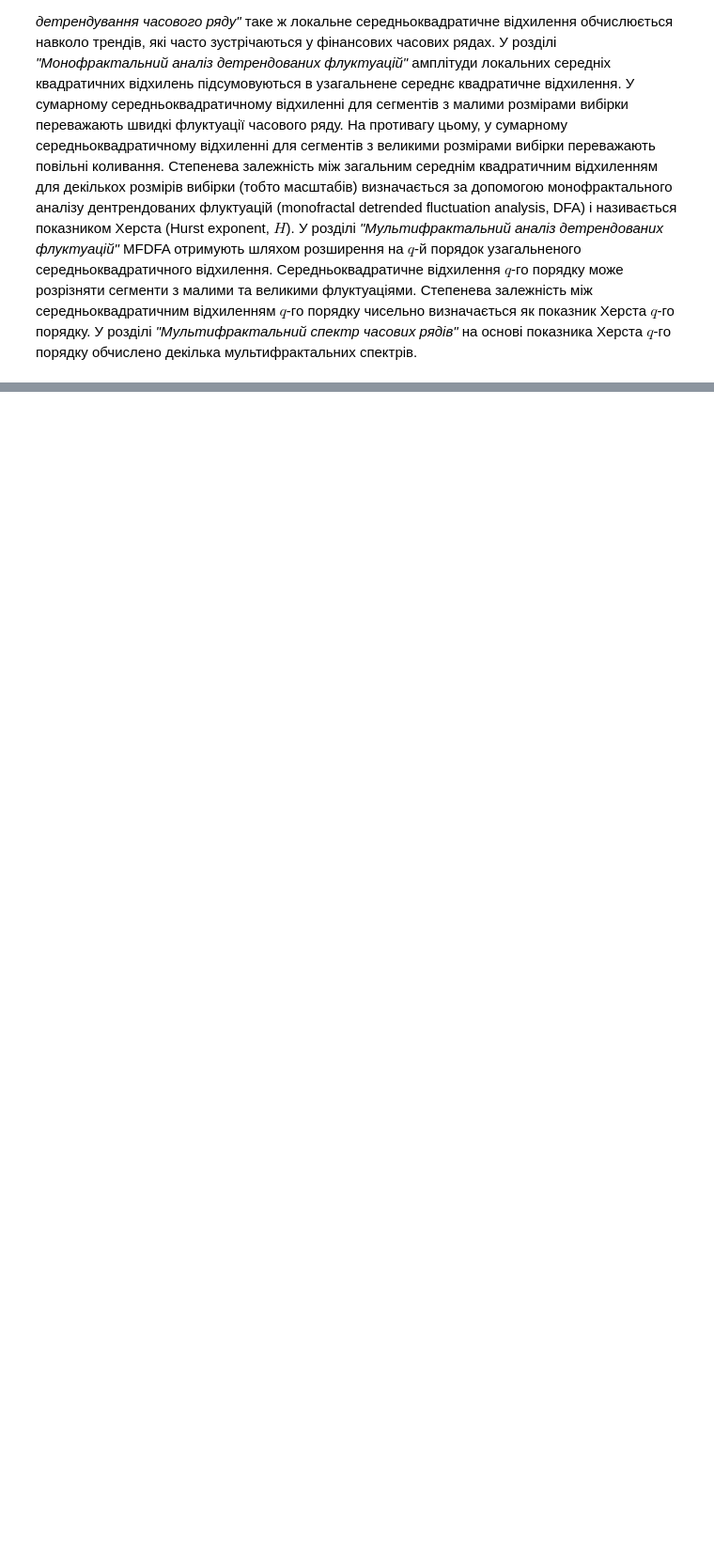
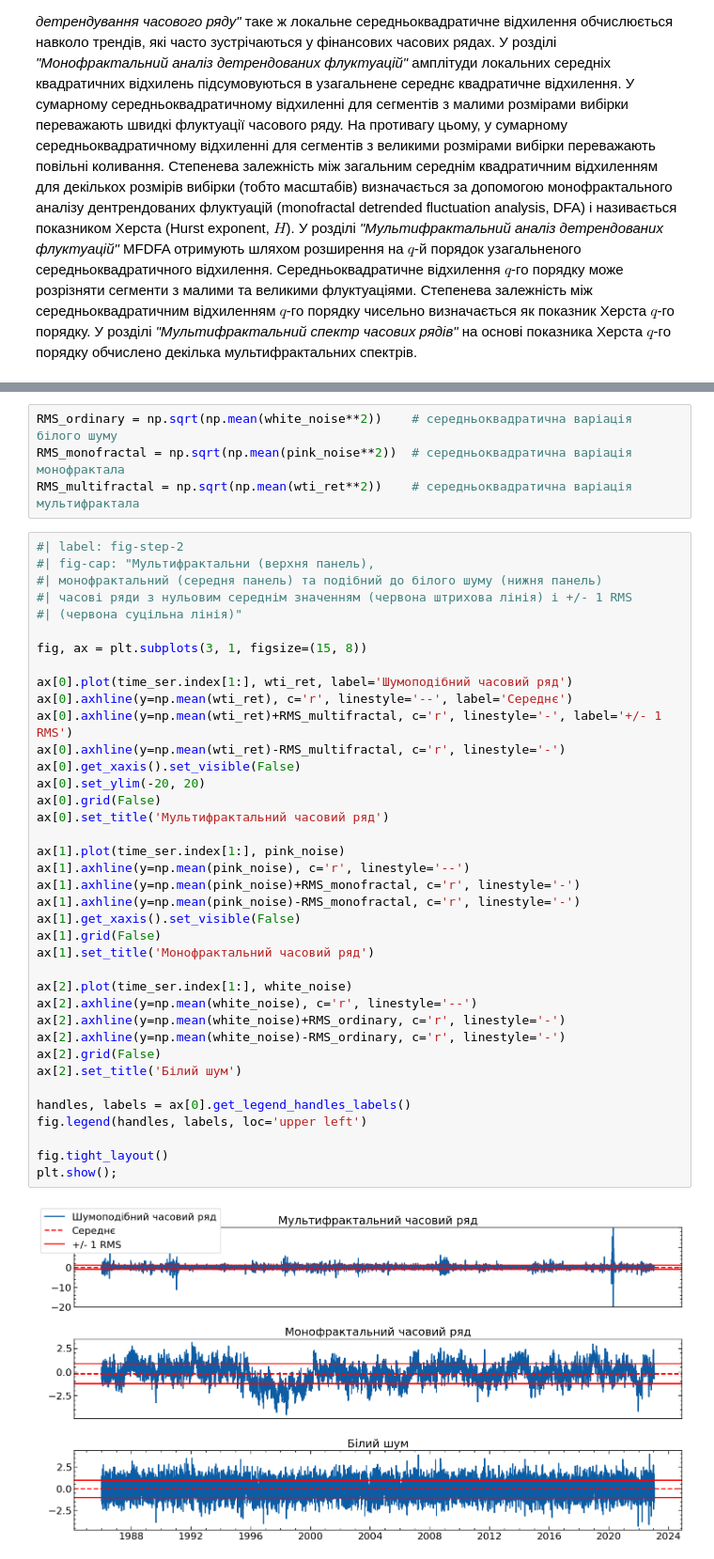
Before and after one commit to Butman2099/Complex-systems-book, a Jupyter notebook: lab_7.ipynb, the cells around one changed output, grey strips where cells are left out. Shown at 94% size. Saved outputs shown, nothing was run; the diff lists cells and outputs as text; blank space fills up the shorter version.

```diff
--- a/lab_7.ipynb
+++ b/lab_7.ipynb
@@ -289,0 +537,44 @@ $$
+# %%
+RMS_ordinary = np.sqrt(np.mean(white_noise**2))    # середньоквадратична варіація білого шуму
+RMS_monofractal = np.sqrt(np.mean(pink_noise**2))  # середньоквадратична варіація монофрактала
+RMS_multifractal = np.sqrt(np.mean(wti_ret**2))    # середньоквадратична варіація мультифрактала
+# %%
+#| label: fig-step-2
+#| fig-cap: "Мультифрактальни (верхня панель),
+#| монофрактальний (середня панель) та подібний до білого шуму (нижня панель)
+#| часові ряди з нульовим середнім значенням (червона штрихова лінія) і +/- 1 RMS
+#| (червона суцільна лінія)"
+
+fig, ax = plt.subplots(3, 1, figsize=(15, 8))
+
+ax[0].plot(time_ser.index[1:], wti_ret, label='Шумоподібний часовий ряд')
+ax[0].axhline(y=np.mean(wti_ret), c='r', linestyle='--', label='Середнє')
+ax[0].axhline(y=np.mean(wti_ret)+RMS_multifractal, c='r', linestyle='-', label='+/- 1 RMS')
+ax[0].axhline(y=np.mean(wti_ret)-RMS_multifractal, c='r', linestyle='-')
+ax[0].get_xaxis().set_visible(False)
+ax[0].set_ylim(-20, 20)
+ax[0].grid(False)
+ax[0].set_title('Мультифрактальний часовий ряд')
+
+ax[1].plot(time_ser.index[1:], pink_noise)
+ax[1].axhline(y=np.mean(pink_noise), c='r', linestyle='--')
+ax[1].axhline(y=np.mean(pink_noise)+RMS_monofractal, c='r', linestyle='-')
+ax[1].axhline(y=np.mean(pink_noise)-RMS_monofractal, c='r', linestyle='-')
+ax[1].get_xaxis().set_visible(False)
+ax[1].grid(False)
+ax[1].set_title('Монофрактальний часовий ряд')
+
+ax[2].plot(time_ser.index[1:], white_noise)
+ax[2].axhline(y=np.mean(white_noise), c='r', linestyle='--')
+ax[2].axhline(y=np.mean(white_noise)+RMS_ordinary, c='r', linestyle='-')
+ax[2].axhline(y=np.mean(white_noise)-RMS_ordinary, c='r', linestyle='-')
+ax[2].grid(False)
+ax[2].set_title('Білий шум')
+
+handles, labels = ax[0].get_legend_handles_labels()
+fig.legend(handles, labels, loc='upper left')
+
+fig.tight_layout()
+plt.show();
+# %% [output]
+[figure, added]
```
Also changed, not shown: parts of 34 cells of this notebook, 29 other files.
